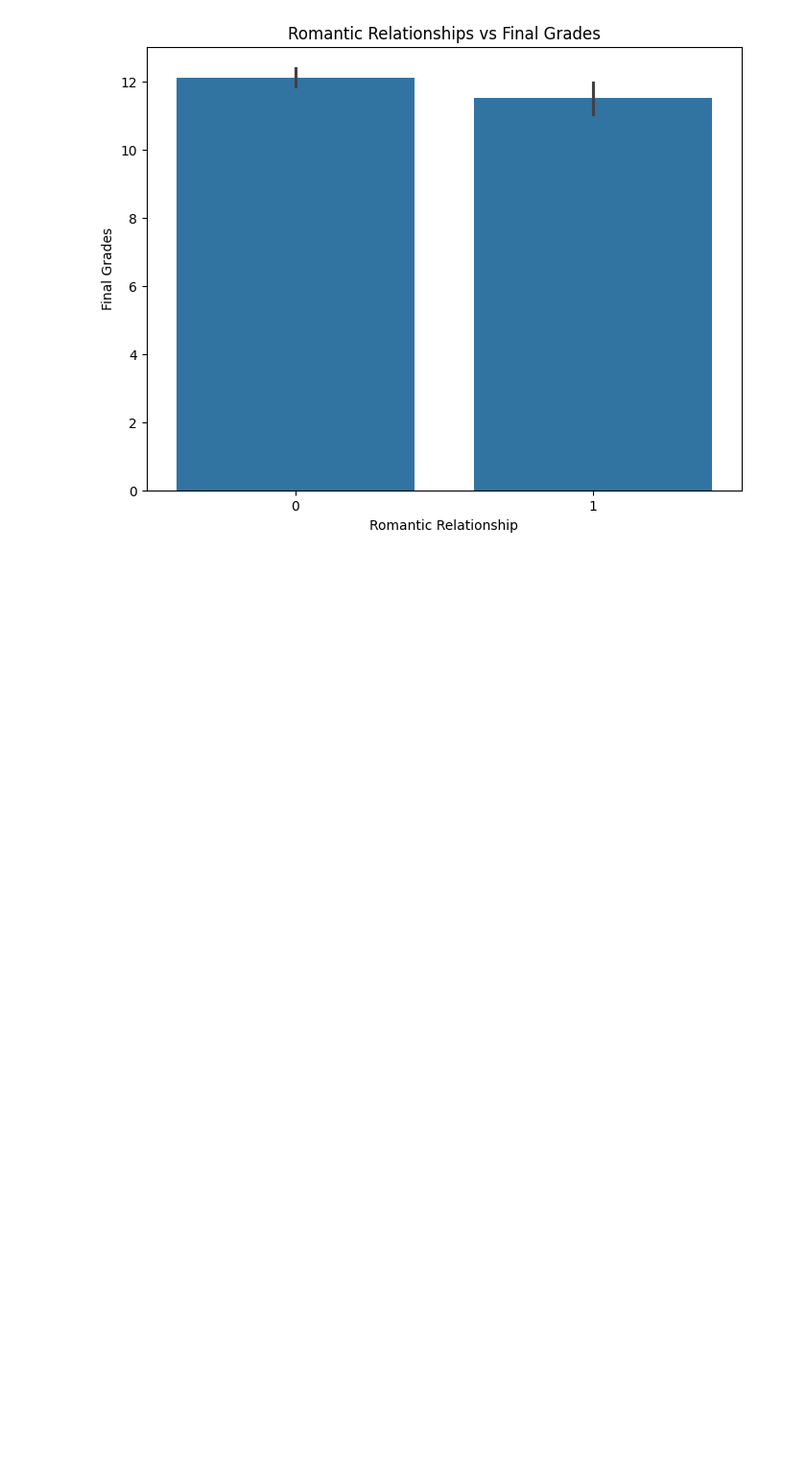
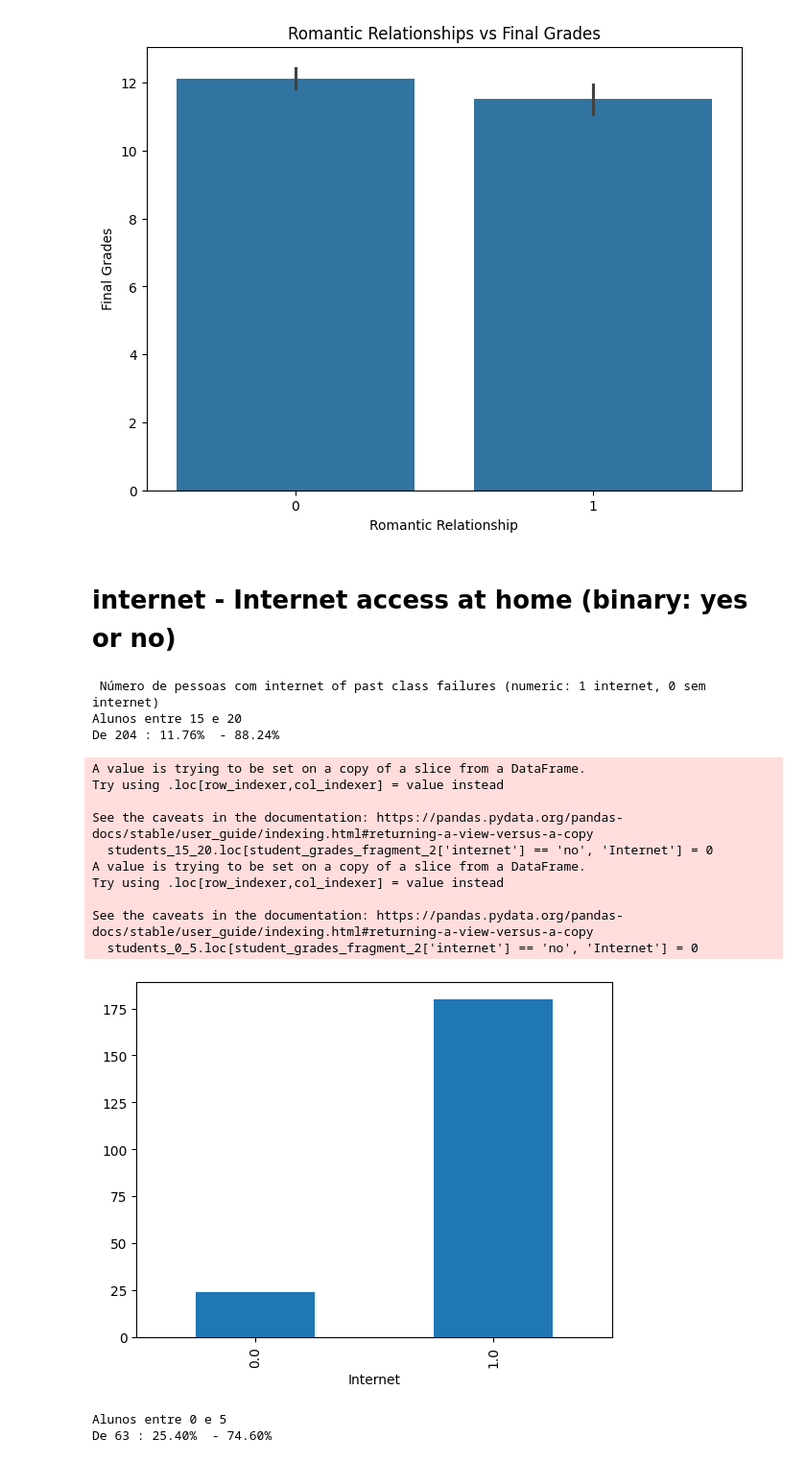
Before and after one commit to leosousa200/SGDAnalysis, a Jupyter notebook: analysis.ipynb, the cells around one changed output. Shown at 96% size. Cells and saved outputs as stored; diff of their text form; code cells hidden in the pictures; blank space fills up the shorter version.

```diff
--- a/analysis.ipynb
+++ b/analysis.ipynb
@@ -46,6 +46,10 @@ pd.options.display.float_format = '{:.0f}'.format
 # %%
 student_mat = pd.read_csv("student-mat.csv", sep=';')
 student_por = pd.read_csv("student-por.csv", sep=';')
+
+student_mat_b = pd.read_csv("student-mat.csv", sep=';')
+student_por_b = pd.read_csv("student-por.csv", sep=';')
+
 
 print('estudantes de matemática:', len(student_mat))
 print('estudantes de portugues:', len(student_por))
@@ -495,3 +499,50 @@ plt.show()
 # %% [output]
 [figure]
 [figure]
+# %% [markdown]
+# internet - Internet access at home (binary: yes or no)
+# %%
+student_grades_fragment_2 = pd.concat([student_mat_b, student_por_b], ignore_index=True)
+
+
+students_15_20.loc[student_grades_fragment_2['internet'] == 'no', 'Internet'] = 0
+students_15_20.loc[student_grades_fragment_2['internet'] == 'yes', 'Internet'] = 1
+
+students_0_5.loc[student_grades_fragment_2['internet'] == 'no', 'Internet'] = 0
+students_0_5.loc[student_grades_fragment_2['internet'] == 'yes', 'Internet'] = 1
+
+
+students_15_20_internet_0 = students_15_20.loc[students_15_20['Internet'] == 0]
+students_15_20_internet_1 = students_15_20.loc[students_15_20['Internet'] == 1]
+print("\n Número de pessoas com internet of past class failures (numeric: 1 internet, 0 sem internet)")
+print("Alunos entre 15 e 20")
+print("De",nr_15_20, ":","{:5.2f}%".format(len(students_15_20_internet_0)/nr_15_20*100), " -","{:5.2f}%".format(len(students_15_20_internet_1)/nr_15_20*100))
+
+students_15_20['Internet'].value_counts().sort_index().plot(kind="bar")
+plt.show()
+
+
+students_0_5_internet_0 = students_0_5.loc[students_0_5['Internet'] == 0]
+students_0_5_internet_1 = students_0_5.loc[students_0_5['Internet'] == 1]
+print("Alunos entre 0 e 5")
+print("De",nr_0_5, ":","{:5.2f}%".format(len(students_0_5_internet_0)/nr_0_5*100), " -","{:5.2f}%".format(len(students_0_5_internet_1)/nr_0_5*100))
+
+students_0_5['Internet'].value_counts().sort_index().plot(kind="bar")
+plt.show()
+# %% [output]
+ Número de pessoas com internet of past class failures (numeric: 1 internet, 0 sem internet)
+Alunos entre 15 e 20
+De 204 : 11.76%  - 88.24%
+A value is trying to be set on a copy of a slice from a DataFrame.
+Try using .loc[row_indexer,col_indexer] = value instead
+
+See the caveats in the documentation: https://pandas.pydata.org/pandas-docs/stable/user_guide/indexing.html#returning-a-view-versus-a-copy
+  students_15_20.loc[student_grades_fragment_2['internet'] == 'no', 'Internet'] = 0
+A value is trying to be set on a copy of a slice from a DataFrame.
+Try using .loc[row_indexer,col_indexer] = value instead
+
+See the caveats in the documentation: https://pandas.pydata.org/pandas-docs/stable/user_guide/indexing.html#returning-a-view-versus-a-copy
+  students_0_5.loc[student_grades_fragment_2['internet'] == 'no', 'Internet'] = 0
+[figure, added]
+Alunos entre 0 e 5
+De 63 : 25.40%  - 74.60%
```
Also changed, not shown: parts of 4 cells of this notebook.
